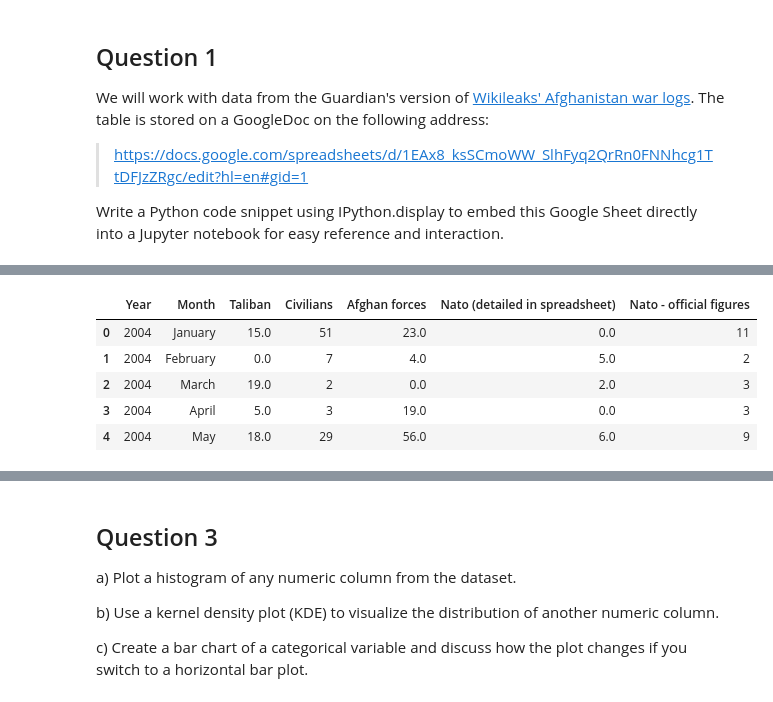
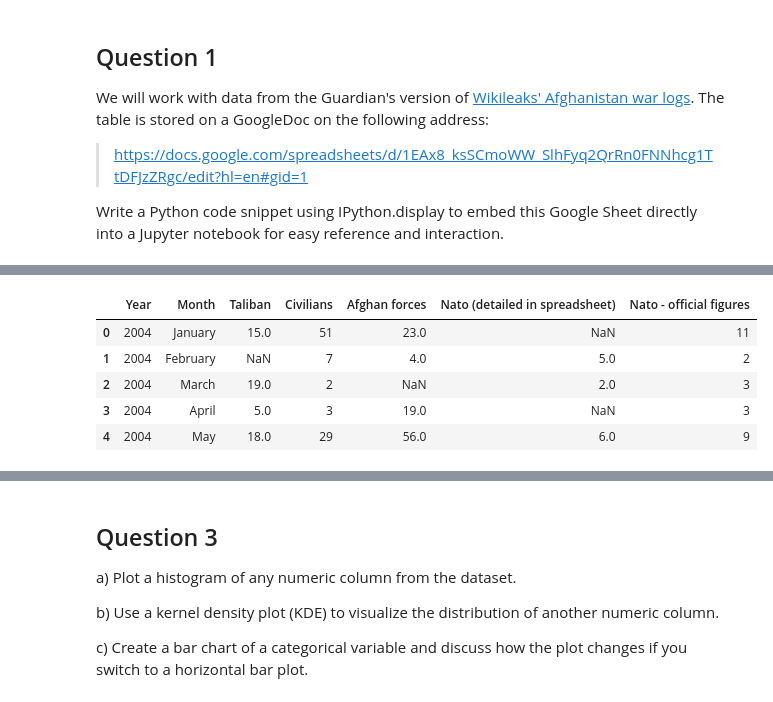
Before and after one commit to AsalMrd/AsalMrd.github.io, a Jupyter notebook: Assignment2.ipynb, the cells around one changed output, grey strips where cells are left out. Drawn from its saved outputs; the diff is of its cells as text; code cells hidden in the pictures.

```diff
--- a/Assignment2.ipynb
+++ b/Assignment2.ipynb
@@ -43,12 +47,11 @@ c) Extract the column names and create a dictionary where each column name is th
 # %%
-f = 'Assignment 2 Data/Wikileaks Afghanistan war logs analysis - TOTAL CASUALTIES, ALL CAUSES.csv'
-db = pd.read_csv(f, skiprows=1, skipfooter=1)
-db.fillna(0, inplace=True)
-db.head(5)
+datapath = "C:/Users/marni/Documents/MADE/Data 1/lab-01/Wikileaks Afghanistan war logs analysis - TOTAL CASUALTIES, ALL CAUSES.csv"
+data = pd.read_csv(datapath, skiprows=1, skipfooter=1, engine="python")
+data.head()
 # %% [output]
 |  | Year | Month | Taliban | Civilians | Afghan forces | Nato (detailed in spreadsheet) | Nato - official figures |
-| 0 | 2004 | January | 15.0 | 51 | 23.0 | 0.0 | 11 |
-| 1 | 2004 | February | 0.0 | 7 | 4.0 | 5.0 | 2 |
-| 2 | 2004 | March | 19.0 | 2 | 0.0 | 2.0 | 3 |
-| 3 | 2004 | April | 5.0 | 3 | 19.0 | 0.0 | 3 |
+| 0 | 2004 | January | 15.0 | 51 | 23.0 | NaN | 11 |
+| 1 | 2004 | February | NaN | 7 | 4.0 | 5.0 | 2 |
+| 2 | 2004 | March | 19.0 | 2 | NaN | 2.0 | 3 |
+| 3 | 2004 | April | 5.0 | 3 | 19.0 | NaN | 3 |
 | 4 | 2004 | May | 18.0 | 29 | 56.0 | 6.0 | 9 |
```
Also changed, not shown: parts of 27 cells of this notebook.
